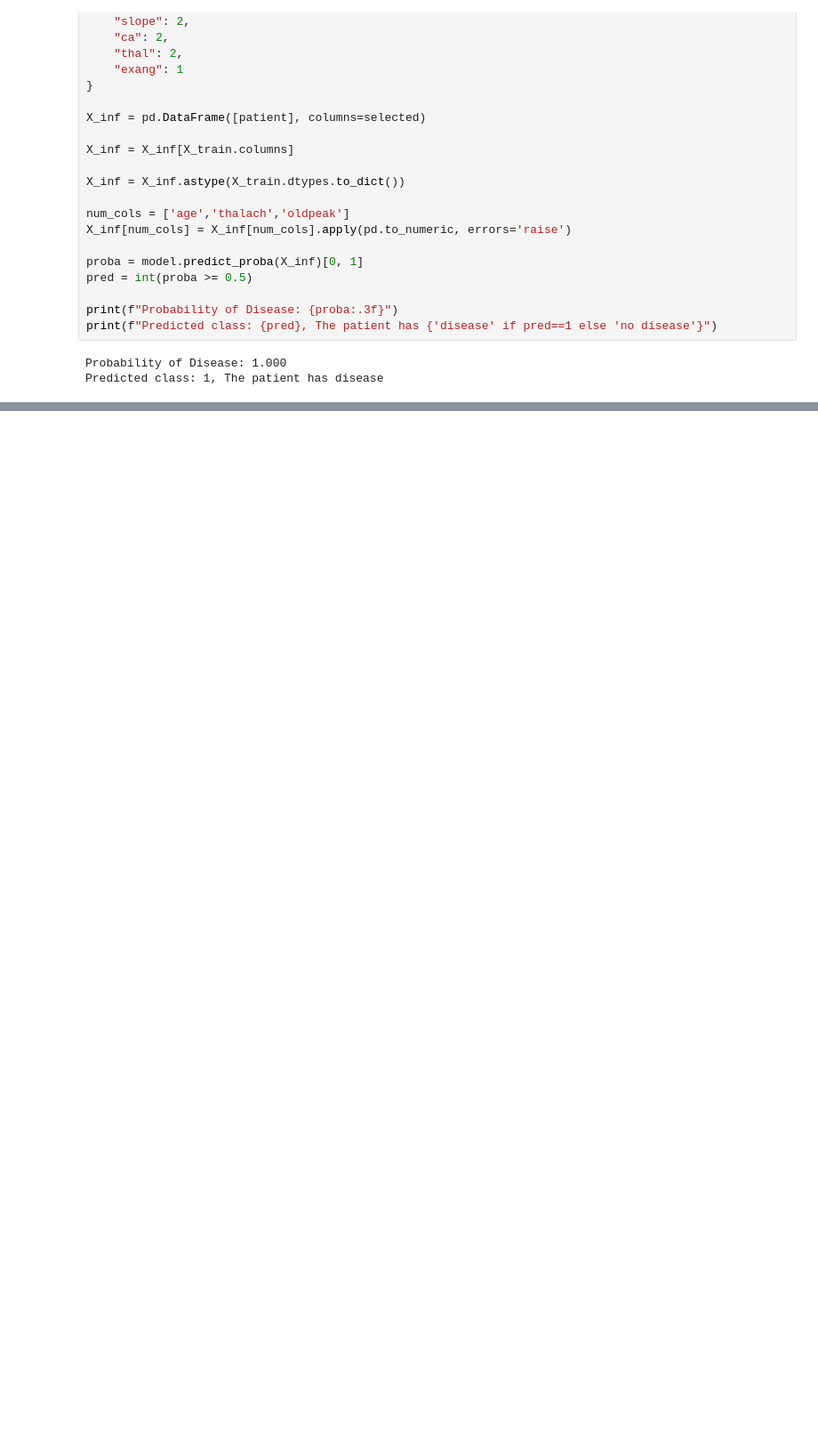
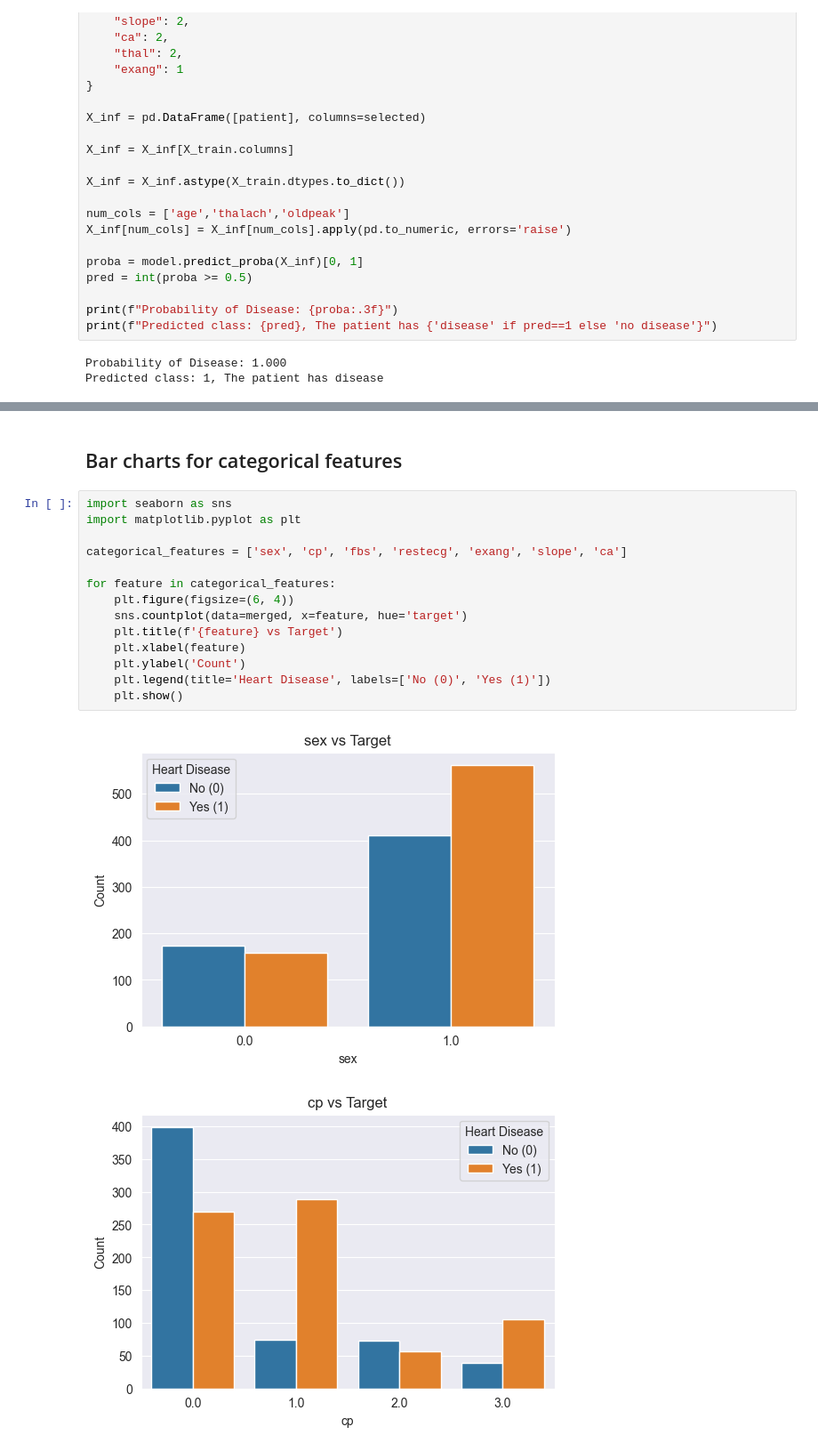
Before and after one commit to Preslavva/CAD_ML_Model, a Jupyter notebook: CAD.ipynb, the cells around one changed output, grey strips where cells are left out. Shown at 89% size. Drawn from its saved outputs; the diff is of its cells as text; blank space fills up the shorter version.

```diff
--- a/CAD.ipynb
+++ b/CAD.ipynb
@@ -450,0 +611,19 @@ Predicted class: 1, The patient has disease
+# %% [markdown]
+## Bar charts for categorical features
+# %%
+import seaborn as sns
+import matplotlib.pyplot as plt
+
+categorical_features = ['sex', 'cp', 'fbs', 'restecg', 'exang', 'slope', 'ca']
+
+for feature in categorical_features:
+    plt.figure(figsize=(6, 4))
+    sns.countplot(data=merged, x=feature, hue='target')
+    plt.title(f'{feature} vs Target')
+    plt.xlabel(feature)
+    plt.ylabel('Count')
+    plt.legend(title='Heart Disease', labels=['No (0)', 'Yes (1)'])
+    plt.show()
+# %% [output]
+[figure, added]
+[figure, added]
```
Also changed, not shown: parts of 169 cells of this notebook, 6 other files.
